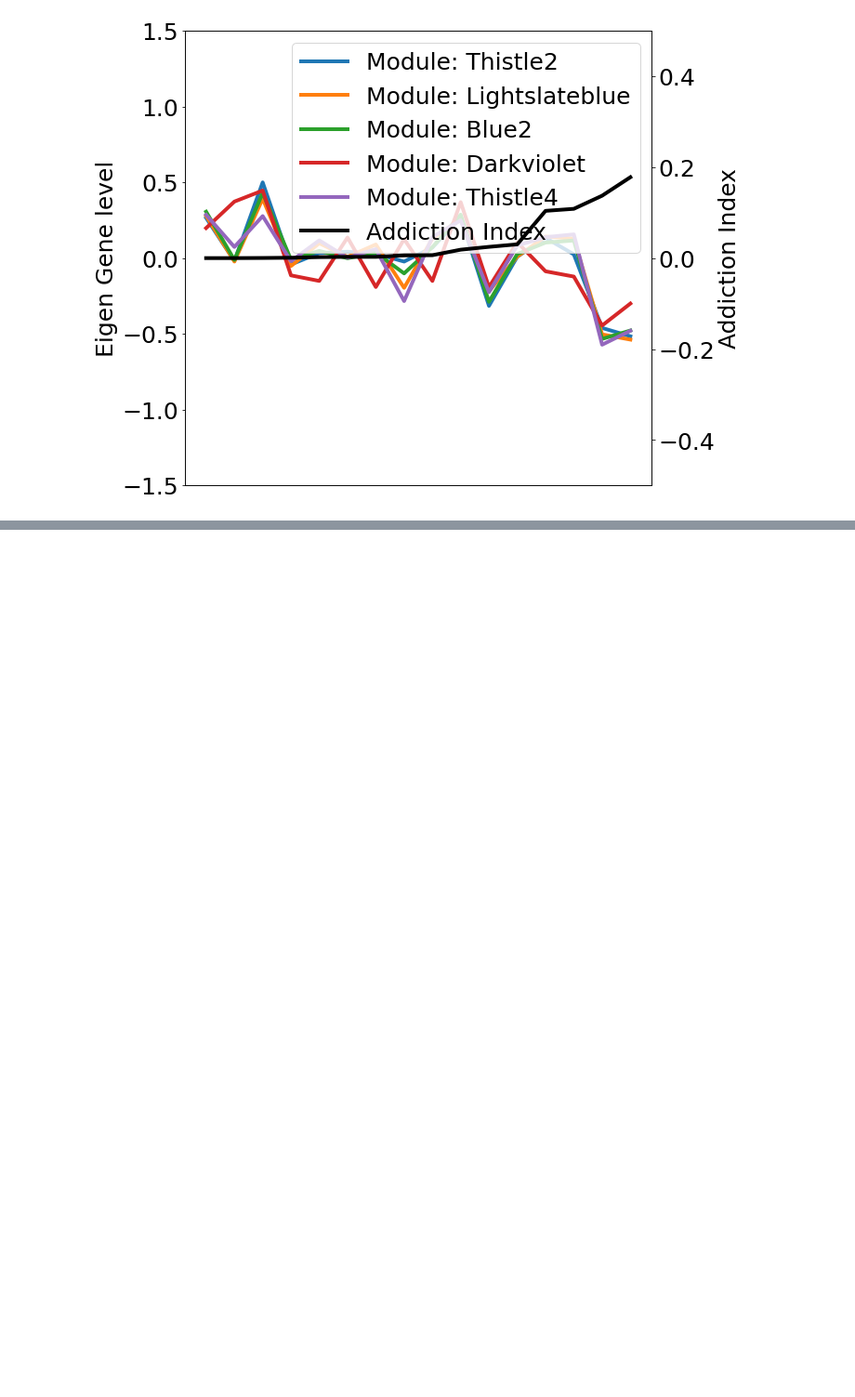
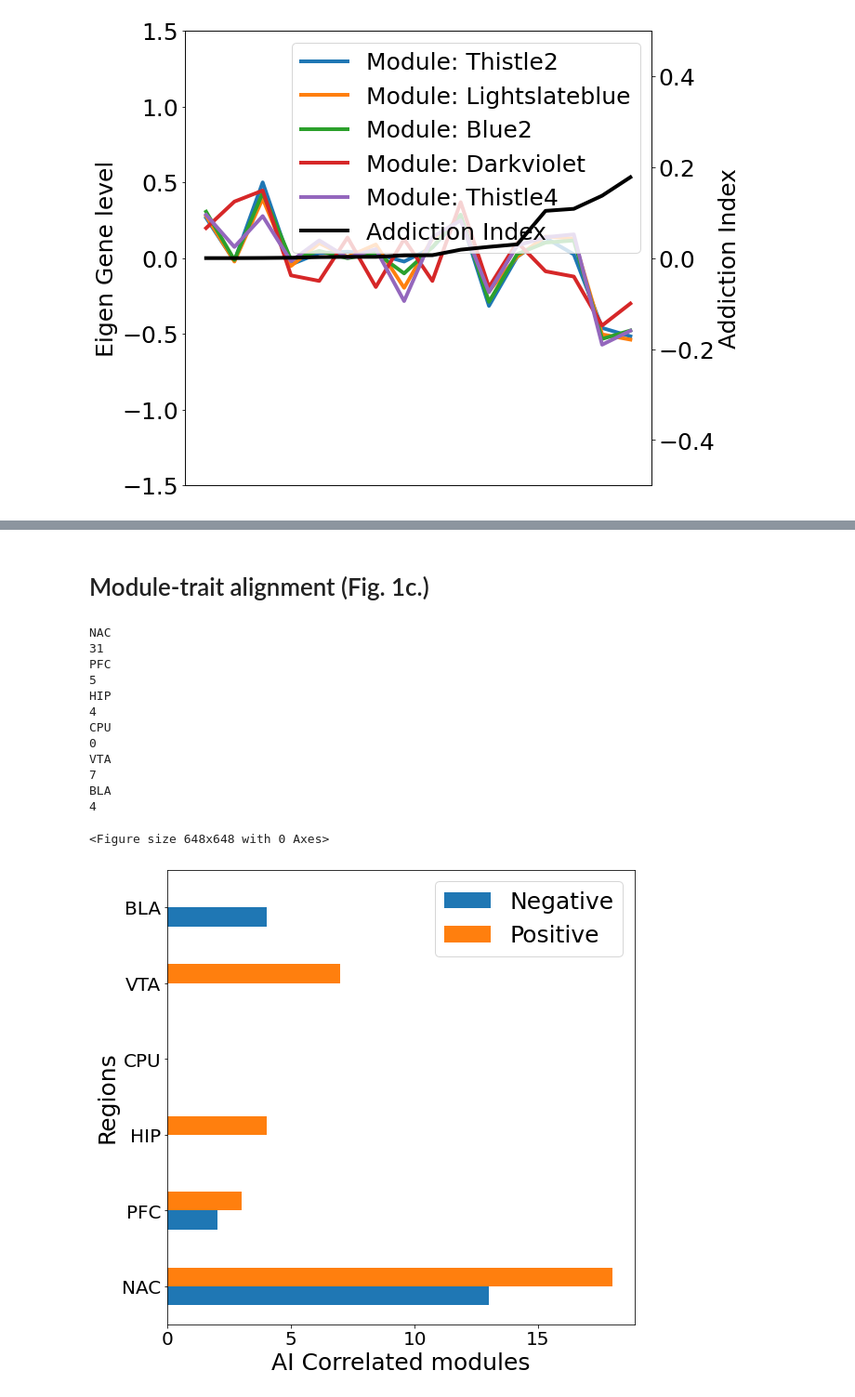
Before and after one commit to baicalin/GAN-WGCNA, a Jupyter notebook: codes/GAN-WGCNA/Figures.ipynb, the cells around one changed output, grey strips where cells are left out. Shown at 93% size. Cells and saved outputs as stored; diff of their text form; code cells hidden in the pictures; blank space fills up the shorter version.

```diff
--- a/codes/GAN-WGCNA/Figures.ipynb
+++ b/codes/GAN-WGCNA/Figures.ipynb
@@ -251,0 +321,41 @@ NAC
+# %% [markdown]
+# Module-trait alignment (Fig. 1c.)
+# %%
+melted_df = pd.read_csv("0610_Integrated_Module_AI_alignmnet.csv", index_col = 0)
+plt.figure(figsize = (9,9))
+data = {
+    "Positive": [],
+    "Negative": []
+}
+
+for region in ["NAC", "PFC", "HIP","CPU", "VTA", "BLA"]:
+    print(region)
+    print(len(melted_df[(melted_df["Region"] == region) & (abs(melted_df["Corr"]) > 0.5) & (melted_df["Pvalue"] < 0.05)]))
+    data["Positive"].append(len(melted_df[(melted_df["Region"] == region) & (melted_df["Corr"] > 0.5) & (melted_df["Pvalue"] < 0.05)]))
+    data["Negative"].append(len(melted_df[(melted_df["Region"] == region) & (melted_df["Corr"] < -0.5) & (melted_df["Pvalue"] < 0.05)]))
+
+df = pd.DataFrame(data,columns=['Negative','Positive'], index = ["NAC", "PFC", "HIP","CPU", "VTA", "BLA"])
+df.plot.barh(figsize = (9,9))
+
+plt.ylabel('Regions', fontsize =25)
+plt.xlabel('AI Correlated modules', fontsize =25)
+plt.xticks(size=20)
+plt.yticks(size=20)
+plt.legend(fontsize = 25)
+
+plt.show()
+# %% [output]
+NAC
+31
+PFC
+5
+HIP
+4
+CPU
+0
+VTA
+7
+BLA
+4
+<Figure size 648x648 with 0 Axes>
+[figure, added]
```
Also changed, not shown: parts of 6 cells of this notebook, 20 other files.
